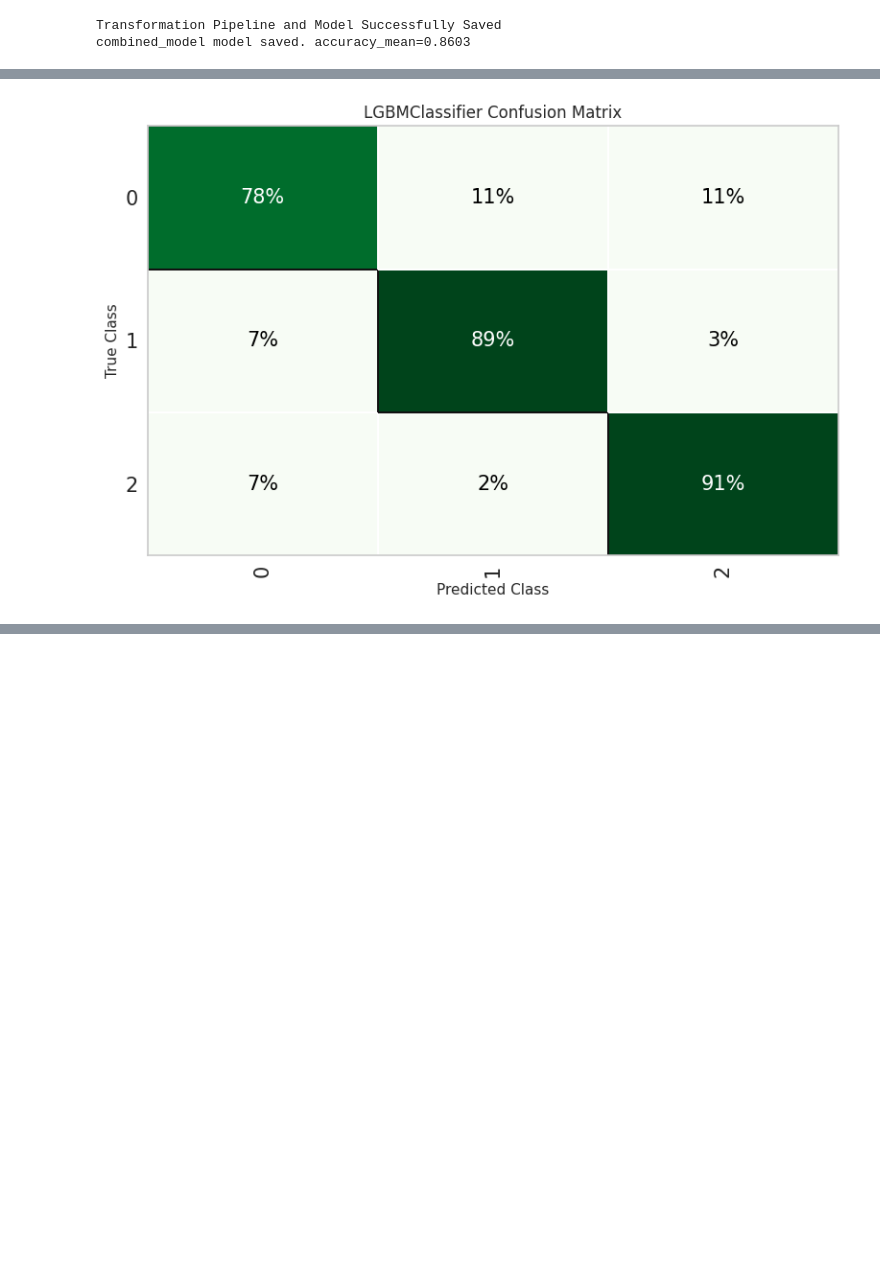
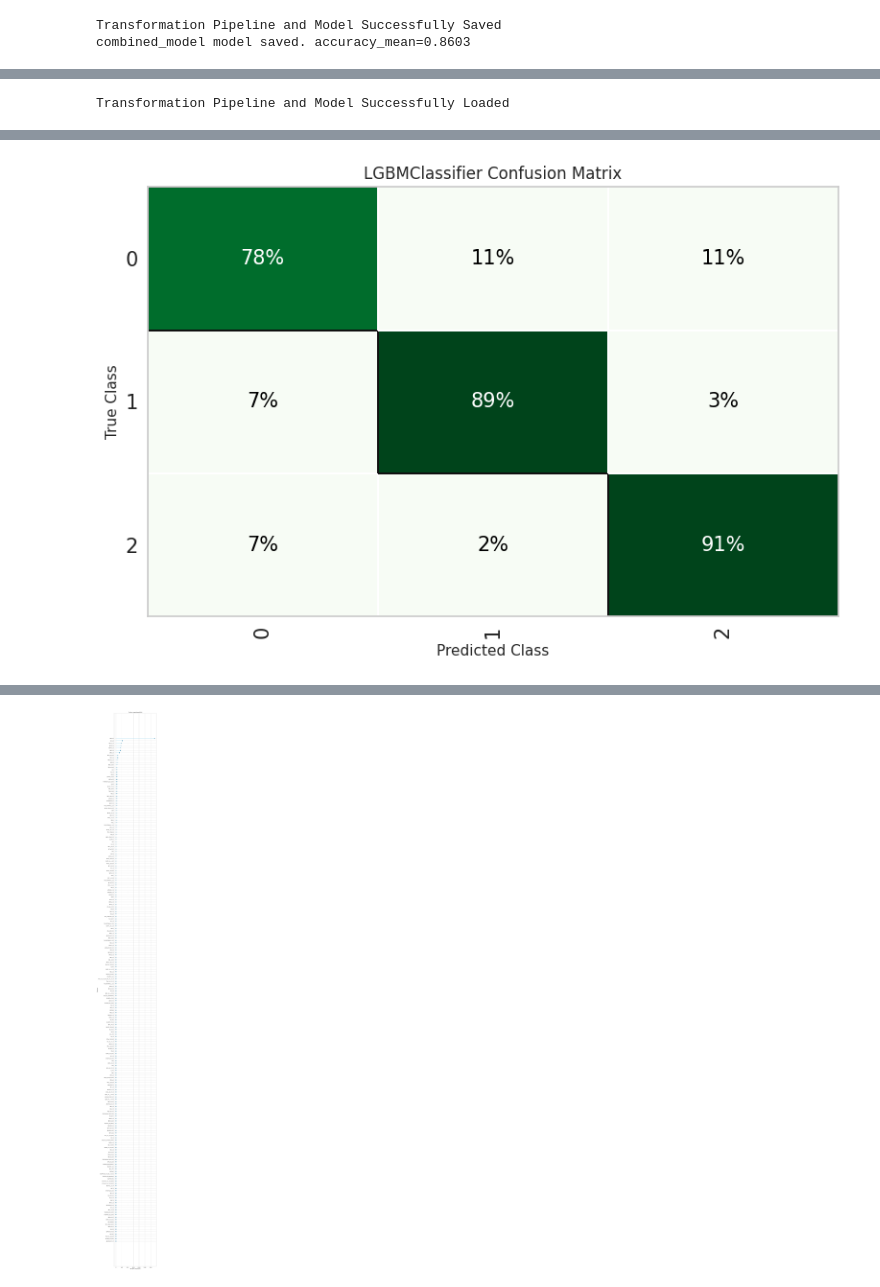
Before and after one commit to henokali1/trdr, a Jupyter notebook: ml/combined_model_train_40_coins.ipynb, the cells around one changed output, grey strips where cells are left out. Drawn from its saved outputs; the diff is of its cells as text; code cells hidden in the pictures; blank space fills up the shorter version.

```diff
--- a/ml/combined_model_train_40_coins.ipynb
+++ b/ml/combined_model_train_40_coins.ipynb
@@ -334,9 +334,14 @@ Transformation Pipeline and Model Successfully Saved
 combined_model model saved. accuracy_mean=0.8603
 # %%
 from pycaret.classification import load_model, predict_model
+import pandas as pd
+
+data = pd.read_csv('../../data/combined_dataset.csv')
+s = setup(data, target = 'signal', session_id = 123, use_gpu=True)
 
 # Load trained Pipeline
 model_name = 'combined_model-0.8603'
 model = load_model(f'../../models/{model_name}')
 plot_model(model, plot = 'confusion_matrix', plot_kwargs = {'percent': True})
+plot_model(model, plot = 'feature_all')
 # %% [output]
@@ -344,2 +430,3 @@ Transformation Pipeline and Model Successfully Loaded
+Transformation Pipeline and Model Successfully Loaded
 [interactive output not drawn]
 [figure]
@@ -345,0 +434 @@ Transformation Pipeline and Model Successfully Loaded
+[figure, added]
```
Also changed, not shown: parts of 1 cell of this notebook.
